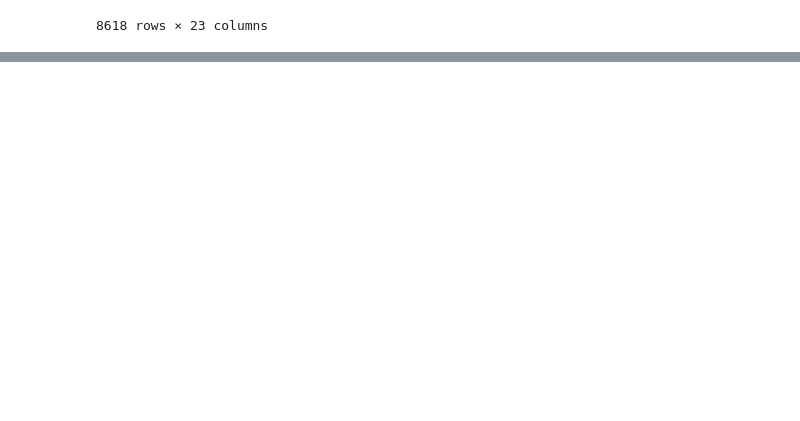
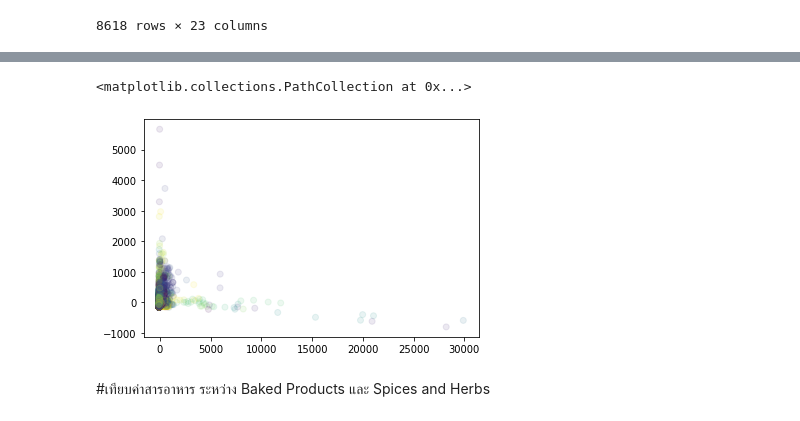
Before and after one commit to kittikhun62/Multivariate, a Jupyter notebook: Exam01.ipynb, the cells around one changed output, grey strips where cells are left out. Cells and saved outputs as stored; diff of their text form; code cells hidden in the pictures; blank space fills up the shorter version.

```diff
--- a/Exam01.ipynb
+++ b/Exam01.ipynb
@@ -482,0 +630,7 @@ newdata.drop(newdata.columns[newdata.columns.str.contains('_USRDA')].values, axi
+# %%
+plt.scatter(new_pca[:,0],new_pca[:,1],c = data_dropped2['FoodGroup'],alpha=0.10)
+# %% [output]
+<matplotlib.collections.PathCollection at 0x...>
+[figure, added]
+# %% [markdown]
+#เทียบค่าสารอาหาร ระหว่าง Baked Products และ Spices and Herbs
```
Also changed, not shown: parts of 32 cells of this notebook.
